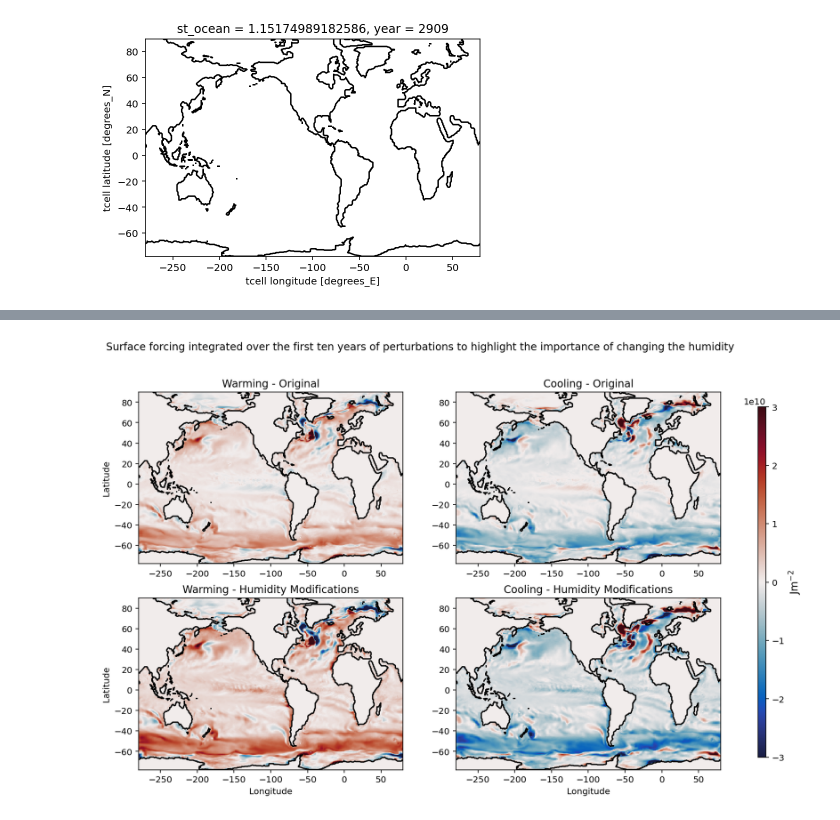
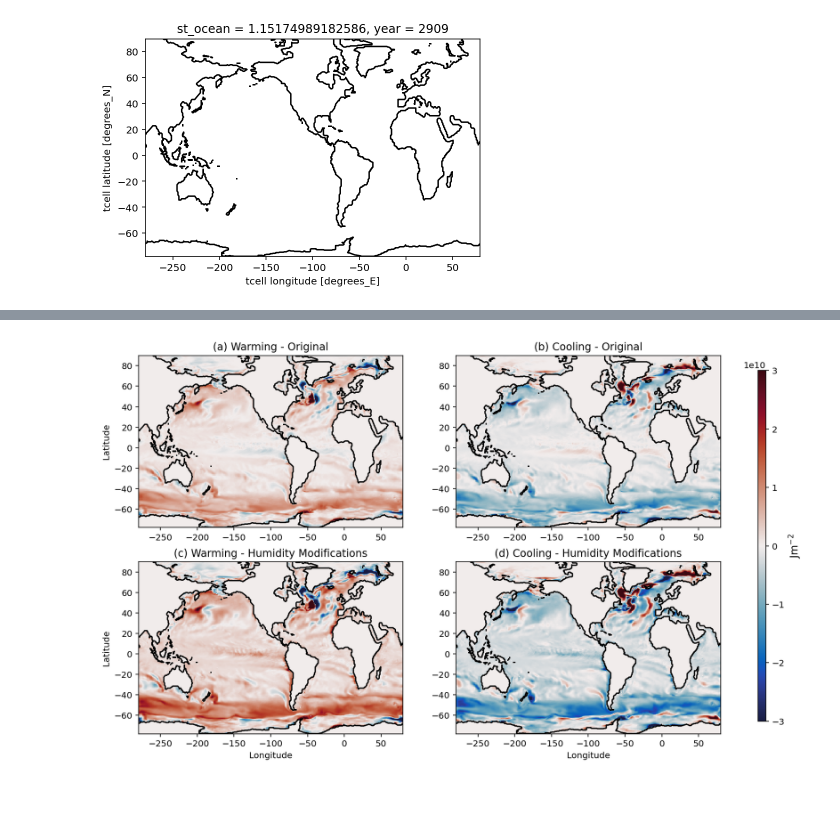
Before and after one commit to claireyung/unsw_clex_project_files, a Jupyter notebook: Good-Notebooks/Maps.ipynb, the cells around one changed output, grey strips where cells are left out. Drawn from its saved outputs; the diff is of its cells as text; code cells hidden in the pictures; blank space fills up the shorter version.

```diff
--- a/Good-Notebooks/Maps.ipynb
+++ b/Good-Notebooks/Maps.ipynb
@@ -158,14 +158,14 @@ mask_array.plot.contour(colors = 'k', levels = [2])
 [figure]
 # %%
 fig3 = plt.figure(figsize = (14,8))#constrained_layout=True,
-plt.suptitle('Heat uptake and storage', fontsize = 18)
+#plt.suptitle('Heat uptake and storage', fontsize = 18)
 
 gs = fig3.add_gridspec(2, 3)
 
 f3_ax3 = fig3.add_subplot(gs[0,0])
 CS2 = (surface_heat_flux_cont).mean('time').plot(ax = f3_ax3, vmin = -50,vmax = 50, add_colorbar = False,cmap = cm.cm.curl)
 mask_array.plot.contour(colors = 'k', levels = [2], ax = f3_ax3)
-f3_ax3.set_title('Control annual mean surface flux')
+f3_ax3.set_title('(a) Control annual mean surface flux')
 f3_ax3.set_ylabel('Latitude')
 f3_ax3.set_xlabel('Longitude')
 
@@ -174,7 +174,7 @@ month_length = surface_heat_flux_cont.time.dt.days_in_month
 ((surface_heat_flux_warm-surface_heat_flux_cont)*month_length*24*3600).sel(time = slice('2900-01-01','2950-01-01')).sum('time').plot(ax = f3_ax4, cmap = cm.cm.balance, vmin = -3e10,vmax = 3e10, add_colorbar = False)
 mask_array.plot.contour(colors = 'k', levels = [2], ax = f3_ax4)
 
-f3_ax4.set_title('Heat uptake anomaly - Warming')
+f3_ax4.set_title('(b) Heat uptake anomaly - Warming')
 f3_ax4.set_ylabel('')
 f3_ax4.set_xlabel('')
 
@@ -182,21 +182,21 @@ f3_ax4.set_xlabel('')
 f3_ax5 = fig3.add_subplot(gs[0,2])
 ((surface_heat_flux_cool-surface_heat_flux_cont)*month_length*24*3600).sel(time = slice('2900-01-01','2950-01-01')).sum('time').plot(ax = f3_ax5, cmap = cm.cm.balance,vmin = -3e10,vmax = 3e10, add_colorbar = False)
 mask_array.plot.contour(colors = 'k', levels = [2], ax = f3_ax5)
-f3_ax5.set_title('Heat uptake anomaly - Cooling')
+f3_ax5.set_title('(c) Heat uptake anomaly - Cooling')
 f3_ax5.set_ylabel('')
 f3_ax5.set_xlabel('')
 
 f3_ax1 = fig3.add_subplot(gs[1,1])
 (vertically_integrated_heat_warm-vertically_integrated_heat_cont).isel(year = 49).plot(ax = f3_ax1, cmap = cm.cm.balance,vmin = -3e10,vmax = 3e10, add_colorbar = False)
 mask_array.plot.contour(colors = 'k', levels = [2], ax = f3_ax1)
-f3_ax1.set_title('Heat storage anomaly - Warming')
+f3_ax1.set_title('(d) Heat storage anomaly - Warming')
 f3_ax1.set_ylabel('Latitude')
 f3_ax1.set_xlabel('Longitude')
 
 f3_ax2 = fig3.add_subplot(gs[1,2])
 CS = (vertically_integrated_heat_cool-vertically_integrated_heat_cont).isel(year = 49).plot(ax = f3_ax2, cmap = cm.cm.balance,vmin = -3e10,vmax = 3e10, add_colorbar = False)
 mask_array.plot.contour(colors = 'k', levels = [2], ax = f3_ax2)
-f3_ax2.set_title('Heat storage anomaly - Cooling')
+f3_ax2.set_title('(e) Heat storage anomaly - Cooling')
 f3_ax2.set_ylabel('')
 f3_ax2.set_xlabel('Longitude')
 
@@ -213,6 +213,6 @@ plt.savefig('heatuptake',dpi = 600)
 # %%
 fig3 = plt.figure(figsize = (12,8))#constrained_layout=True,
-plt.suptitle('Surface forcing integrated over the first ten years of perturbations to highlight the importance of changing the humidity')
+#plt.suptitle('Surface forcing integrated over the first ten years of perturbations to highlight the importance of changing the humidity')
 
 gs = fig3.add_gridspec(2, 2)
 
@@ -223,37 +223,37 @@ f3_ax4 = fig3.add_subplot(gs[0,0])
 month_length = surface_heat_flux_cont.time.dt.days_in_month
 ((surface_heat_flux_warmog-surface_heat_flux_cont)*month_length*24*3600).sel(time = slice('2900-01-01','2910-01-01')).sum('time').plot(ax = f3_ax4, cmap = cm.cm.balance,vmin = -8e9,vmax = 8e9, add_colorbar = False)
 mask_array.plot.contour(colors = 'k', levels = [2], ax = f3_ax4)
-f3_ax4.set_title('Warming - Original')
+f3_ax4.set_title('(a) Warming - Original')
 f3_ax4.set_ylabel('Latitude')
 f3_ax4.set_xlabel('')
 
 f3_ax5 = fig3.add_subplot(gs[0,1])
 ((surface_heat_flux_coolog-surface_heat_flux_cont)*month_length*24*3600).sel(time = slice('2900-01-01','2910-01-01')).sum('time').plot(ax = f3_ax5,cmap = cm.cm.balance, vmin = -8e9,vmax = 8e9, add_colorbar = False)
 mask_array.plot.contour(colors = 'k', levels = [2], ax = f3_ax5)
-f3_ax5.set_title('Cooling - Original')
+f3_ax5.set_title('(b) Cooling - Original')
 f3_ax5.set_ylabel('')
 f3_ax5.set_xlabel('')
 
 f3_ax2 = fig3.add_subplot(gs[1,0])
 month_length = surface_heat_flux_cont.time.dt.days_in_month
 ((surface_heat_flux_warm-surface_heat_flux_cont)*month_length*24*3600).sel(time = slice('2900-01-01','2910-01-01')).sum('time').plot(ax = f3_ax2,cmap = cm.cm.balance, vmin = -8e9,vmax = 8e9, add_colorbar = False)
 mask_array.plot.contour(colors = 'k', levels = [2], ax = f3_ax2)
-f3_ax2.set_title('Warming - Humidity Modifications')
+f3_ax2.set_title('(c) Warming - Humidity Modifications')
 f3_ax2.set_ylabel('Latitude')
 f3_ax2.set_xlabel('Longitude')
 
 f3_ax3 = fig3.add_subplot(gs[1,1])
 ((surface_heat_flux_cool-surface_heat_flux_cont)*month_length*24*3600).sel(time = slice('2900-01-01','2910-01-01')).sum('time').plot(ax = f3_ax3,cmap = cm.cm.balance, vmin = -8e9,vmax = 8e9, add_colorbar = False)
 mask_array.plot.contour(colors = 'k', levels = [2], ax = f3_ax3)
-f3_ax3.set_title('Cooling - Humidity Modifications')
+f3_ax3.set_title('(d) Cooling - Humidity Modifications')
 f3_ax3.set_ylabel('')
 f3_ax3.set_xlabel('Longitude')
 
 
 cb_ax = fig3.add_axes([0.95, 0.15, 0.01, 0.7])
 cbar = fig3.colorbar(CS, cax=cb_ax)
 cbar.ax.set_ylabel('Jm$^{-2}$', fontsize = 12)
 
 plt.savefig('humid',dpi = 600)
 # %% [output]
-[figure, old version]
+[figure, new version]
```
Also changed, not shown: parts of 1 cell of this notebook, 46 other files.
